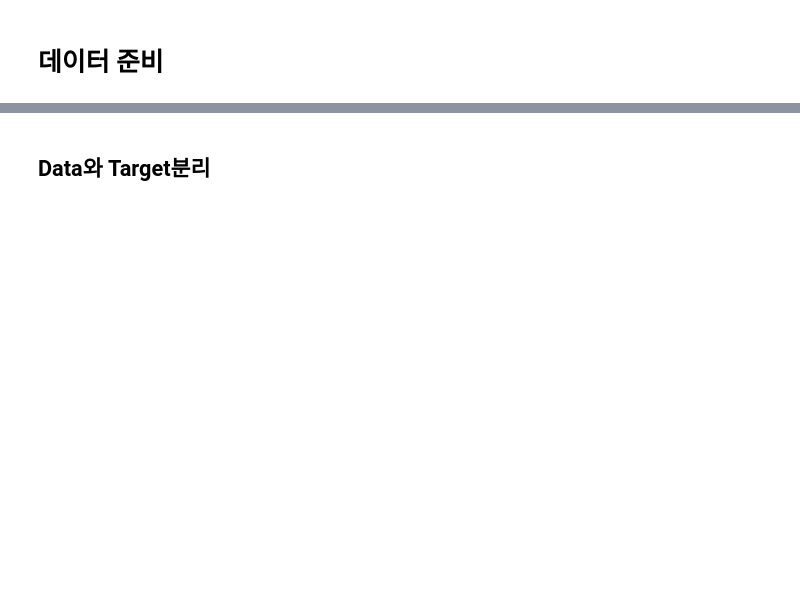
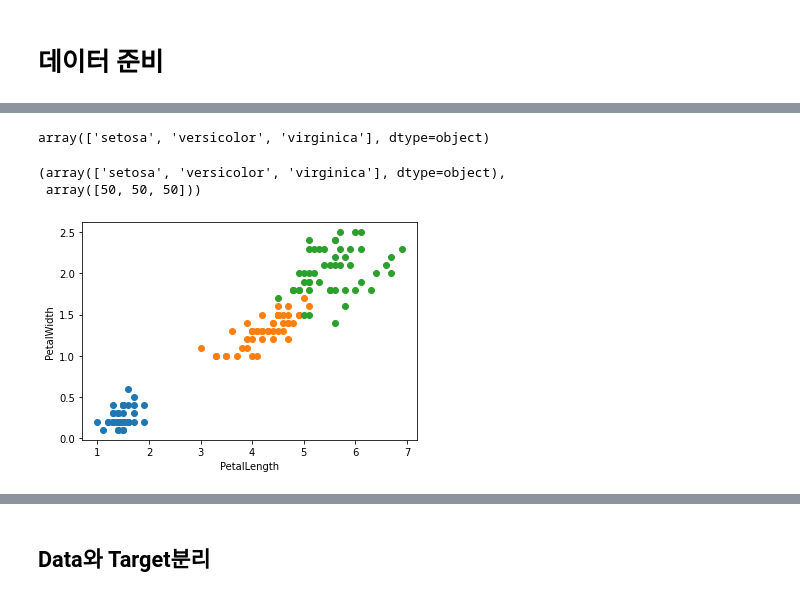
Before and after one commit to zangsu/AI_Hub, a Jupyter notebook: 2022_Mobile_AI_AIHUB/1_k-NearestNeighbor.ipynb, the cells around one changed output, grey strips where cells are left out. Saved outputs shown, nothing was run; the diff lists cells and outputs as text; code cells hidden in the pictures; blank space fills up the shorter version.

```diff
--- a/2022_Mobile_AI_AIHUB/1_k-NearestNeighbor.ipynb
+++ b/2022_Mobile_AI_AIHUB/1_k-NearestNeighbor.ipynb
@@ -16,4 +16,4 @@ Mounted at /content/drive
 import pandas as pd
 import numpy as np
 # %%
-iris = pd.read_csv('/content/drive/My Drive/2022_Mobile_AI_AIHUB/iris.csv')
+iris = pd.read_csv('/content/drive/MyDrive/Colab Notebooks/AI_Hub/AI_Hub/2022_Mobile_AI_AIHUB/iris.csv')
@@ -19,0 +64,9 @@ iris = pd.read_csv('/content/drive/My Drive/2022_Mobile_AI_AIHUB/iris.csv')
+# %%
+np.unique(iris['Species'])
+# %% [output]
+array(['setosa', 'versicolor', 'virginica'], dtype=object)
+# %%
+np.unique(iris['Species'], return_counts=True)
+# %% [output]
+(array(['setosa', 'versicolor', 'virginica'], dtype=object),
+ array([50, 50, 50]))
@@ -19,0 +75,19 @@ iris = pd.read_csv('/content/drive/My Drive/2022_Mobile_AI_AIHUB/iris.csv')
+# %%
+#혼자
+setosa = iris[:50]
+versicolor = iris[50: 100]
+virginica = iris[100:]
+# %%
+#혼자
+import matplotlib.pyplot as plt
+
+l = 'PetalLength'
+w = 'PetalWidth'
+plt.scatter(setosa[l], setosa[w])
+plt.scatter(versicolor[l], versicolor[w])
+plt.scatter(virginica[l], virginica[w])
+plt.xlabel(l)
+plt.ylabel(w)
+plt.show()
+# %% [output]
+[figure, added]
```
Also changed, not shown: parts of 31 cells of this notebook, 8 other files.
